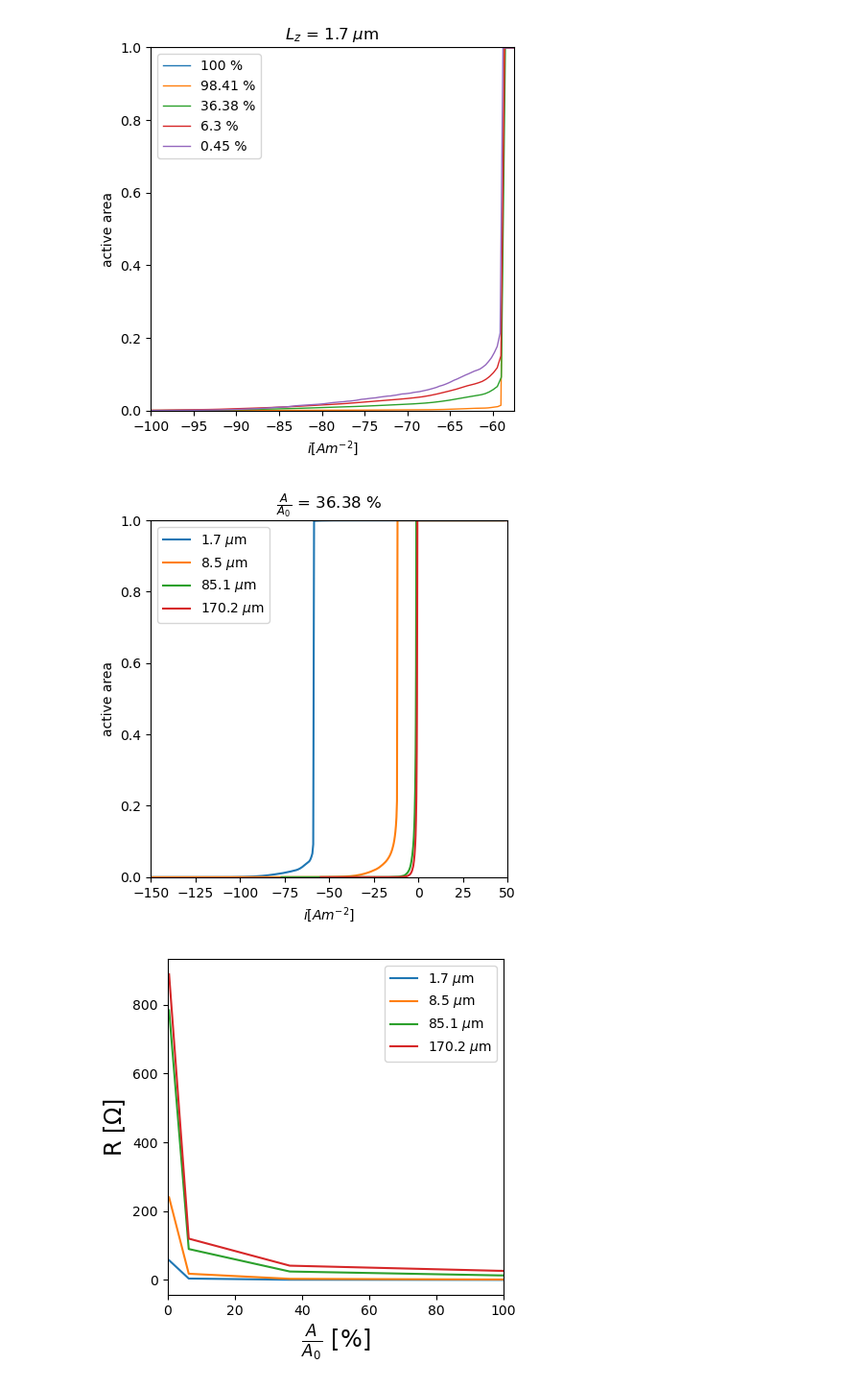
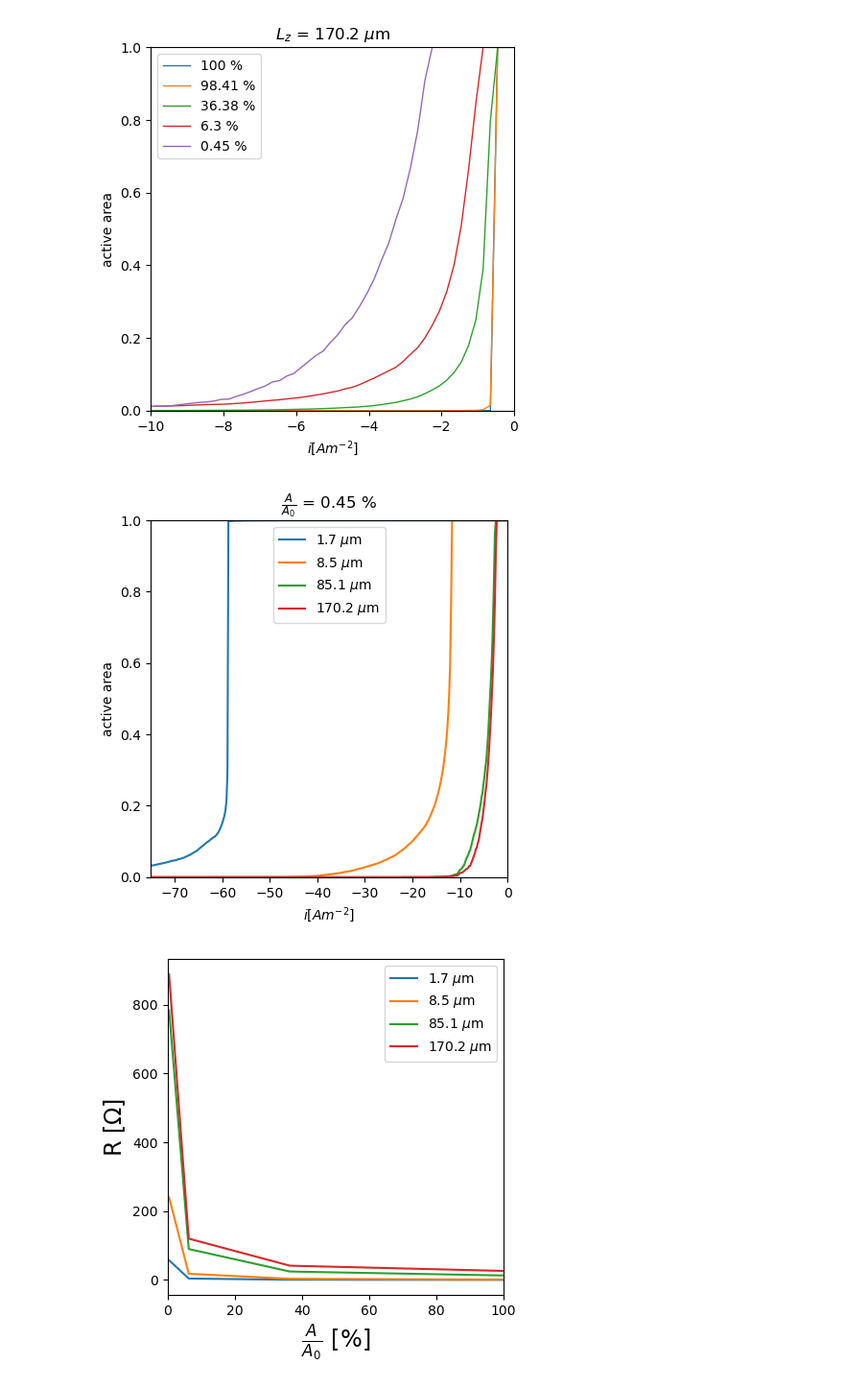
Before and after one commit to molel-gt/ssb, a Jupyter notebook: reports.ipynb, the cells around one changed output. Shown at 96% size. Saved outputs shown, nothing was run; the diff lists cells and outputs as text; code cells hidden in the pictures.

```diff
--- a/reports.ipynb
+++ b/reports.ipynb
@@ -31,13 +31,14 @@ areas = {
 }
 data_dir = f"mesh/study_2/test6/470-470-{Lz}_000-000-000/"
 # %%
-
-
+limits = {
+    1: [-59, -58.5],
+    5: [-15, -11],
+    50: [-15, 0],
+    100: [-10, 0],
+}
+Lz = 100
 fig, ax = plt.subplots()
-
-ul = -57.5
-ll = -100
-Lz = 1
 for img_id in [1, 6, 11, 16, 22]:
     data_path = os.path.join(f"mesh/study_2/test{img_id}/470-470-{Lz}_000-000-000/", "cdf.csv")
     df = pd.read_csv(data_path)
@@ -48,34 +49,34 @@ ax.set_ylabel('active area')
 ax.set_title(f'$L_z$ = {800/470 * Lz:.1f} $\mu$m')
 ax.set_box_aspect(1)
 ax.set_ylim([0, 1])
-ax.set_xlim([ll, ul])
+ax.set_xlim(limits[Lz])
 ax.legend()
 plt.tight_layout()
 plt.savefig(f'figures/study_2_cdf_{Lz}.png', dpi=1200)
 # %% [output]
-[figure, old version]
+[figure, new version]
 # %%
+ul = 0
+ll = -75
+img_id = 22
+
 fig, ax = plt.subplots()
-
-ul = 50
-ll = -150
-img_id = 11
 for Lz in [1, 5, 50, 100]:
     data_path = os.path.join(f"mesh/study_2/test{img_id}/470-470-{Lz}_000-000-000/", "cdf.csv")
     df = pd.read_csv(data_path)
     ax.plot(df['i [A/m2]'], df['p_left'], label=f'{800/470*Lz:.1f} $\mu$m')
 
 ax.set_xlabel('$i [Am^{-2}]$')
 ax.set_ylabel('active area')
 ax.set_title(r"$\frac{A}{A_0}$ = " + f"{areas[img_id]} %")
 ax.set_box_aspect(1)
 ax.set_ylim([0, 1])
 ax.set_xlim([ll, ul])
 ax.legend()
 plt.tight_layout()
 plt.savefig(f'figures/study_2_cdf-id{img_id}.png', dpi=1200)
 # %% [output]
-[figure, old version]
+[figure, new version]
 # %%
 fig, ax = plt.subplots()
 img = plt.imread('/home/molel/OneDrive/PhD/Data/Current_constriction/test6.tif')
```
Also changed, not shown: 8 other files.
